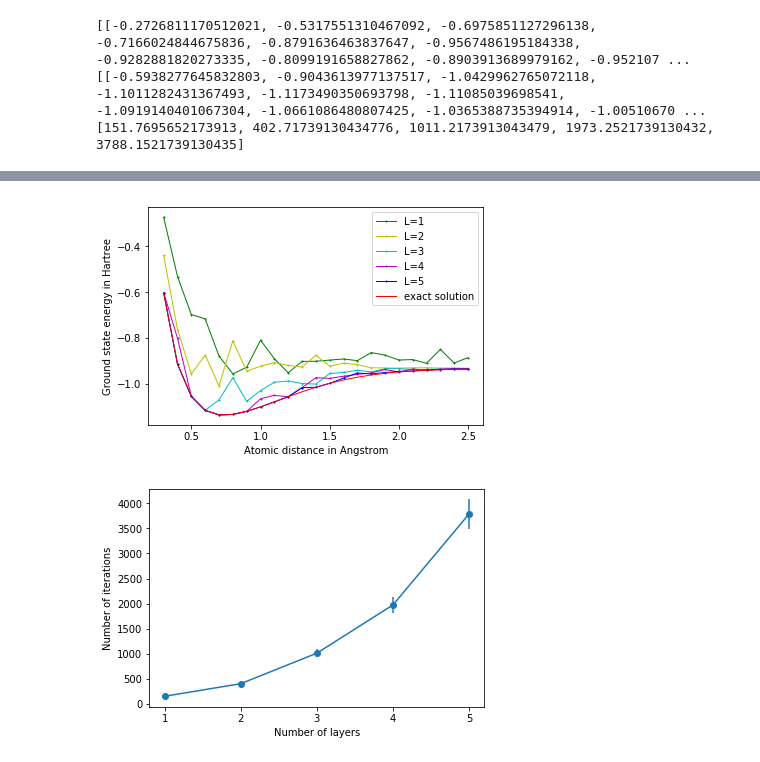
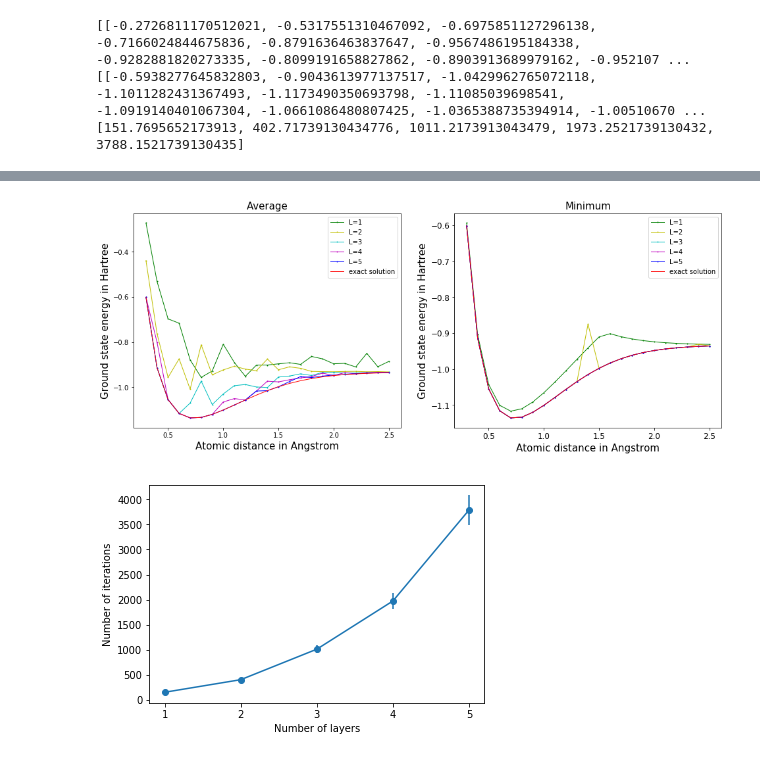
Before and after one commit to mingyu-kang/cs269q_openfermion, a Jupyter notebook: H2 Hardware Ansatz.ipynb, the cells around one changed output, grey strips where cells are left out. Drawn from its saved outputs; the diff is of its cells as text; code cells hidden in the pictures.

```diff
--- a/H2 Hardware Ansatz.ipynb
+++ b/H2 Hardware Ansatz.ipynb
@@ -139,39 +214,36 @@ print(vqe_iter_mean)
 # %%
-# Set molecule parameters.
-basis = 'sto-3g'
-multiplicity = 1
+f = plt.figure(figsize=(16,6))
+ax = f.add_subplot(121)
+ax.plot(bond_lengths, vqe_ground_energies_mean[0], 'go-', linewidth=1, markersize=1, label='L=1')
+ax.plot(bond_lengths, vqe_ground_energies_mean[1], 'yo-', linewidth=1, markersize=1, label='L=2')
+ax.plot(bond_lengths, vqe_ground_energies_mean[2], 'co-', linewidth=1, markersize=1, label='L=3')
+ax.plot(bond_lengths, vqe_ground_energies_mean[3], 'mo-', linewidth=1, markersize=1, label='L=4')
+ax.plot(bond_lengths, vqe_ground_energies_mean[4], 'bo-', linewidth=1, markersize=1, label='L=5')
+ax.plot(bond_lengths, fci_energies, 'r-', linewidth=1, markersize=1, label='exact solution')
+ax.set_title('Average', fontsize=15)
+ax2.tick_params(labelsize = 12)
+plt.legend()
+plt.ylabel('Ground state energy in Hartree', size=15)
+plt.xlabel('Atomic distance in Angstrom', size=15)
 
-# Generate molecule at different bond lengths.
-hf_energies = []
-fci_energies = []
-bond_lengths = []
-for bond_length in np.linspace(0.3, 2.5, 23):
-    bond_lengths += [bond_length]
-    description = str(round(bond_length,2))
-#    print(description)
-    geometry = [('H', (0., 0., 0.)), ('H', (0., 0., bond_length))]
-    molecule = MolecularData(
-        geometry, basis, multiplicity, description=description)
+ax2 = f.add_subplot(122)
+ax2.plot(bond_lengths, vqe_ground_energies_min[0], 'go-', linewidth=1, markersize=1, label='L=1')
+ax2.plot(bond_lengths, vqe_ground_energies_min[1], 'yo-', linewidth=1, markersize=1, label='L=2')
+ax2.plot(bond_lengths, vqe_ground_energies_min[2], 'co-', linewidth=1, markersize=1, label='L=3')
+ax2.plot(bond_lengths, vqe_ground_energies_min[3], 'mo-', linewidth=1, markersize=1, label='L=4')
+ax2.plot(bond_lengths, vqe_ground_energies_min[4], 'bo-', linewidth=1, markersize=1, label='L=5')
+ax2.plot(bond_lengths, fci_energies, 'r-', linewidth=1, markersize=1, label='exact solution')
+ax2.set_title('Minimum', fontsize=15)
+ax2.tick_params(labelsize = 12)
+plt.legend()
+plt.ylabel('Ground state energy in Hartree', size=15)
+plt.xlabel('Atomic distance in Angstrom', size=15)
 
-    # Load data.
-    molecule.load()
-    fci_energies += [molecule.fci_energy]
-    hf_energies += [molecule.hf_energy]
 
-plt.figure(0)
-plt.plot(bond_lengths, vqe_ground_energies_mean[0], 'go-', linewidth=1, markersize=1, label='L=1')
-plt.plot(bond_lengths, vqe_ground_energies_mean[1], 'yo-', linewidth=1, markersize=1, label='L=2')
-plt.plot(bond_lengths, vqe_ground_energies_mean[2], 'co-', linewidth=1, markersize=1, label='L=3')
-plt.plot(bond_lengths, vqe_ground_energies_mean[3], 'mo-', linewidth=1, markersize=1, label='L=4')
-plt.plot(bond_lengths, vqe_ground_energies_mean[4], 'bo-', linewidth=1, markersize=1, label='L=5')
-plt.plot(bond_lengths, fci_energies, 'r-', linewidth=1, markersize=1, label='exact solution')
-plt.legend()
-plt.ylabel('Ground state energy in Hartree')
-plt.xlabel('Atomic distance in Angstrom')
-plt.savefig('PLOT1.pdf', bbox_inches='tight')
+plt.savefig('PLOT1a.pdf', bbox_inches='tight')
 plt.show()
 # %% [output]
-[figure, old version]
+[figure, new version]
 # %%
 #plt.plot([1,2,3,4,5], vqe_iter_mean, 'o-')
 plt.xticks(np.arange(0, 6, step=1))
```
Also changed, not shown: parts of 2 cells of this notebook, 8 other files.
